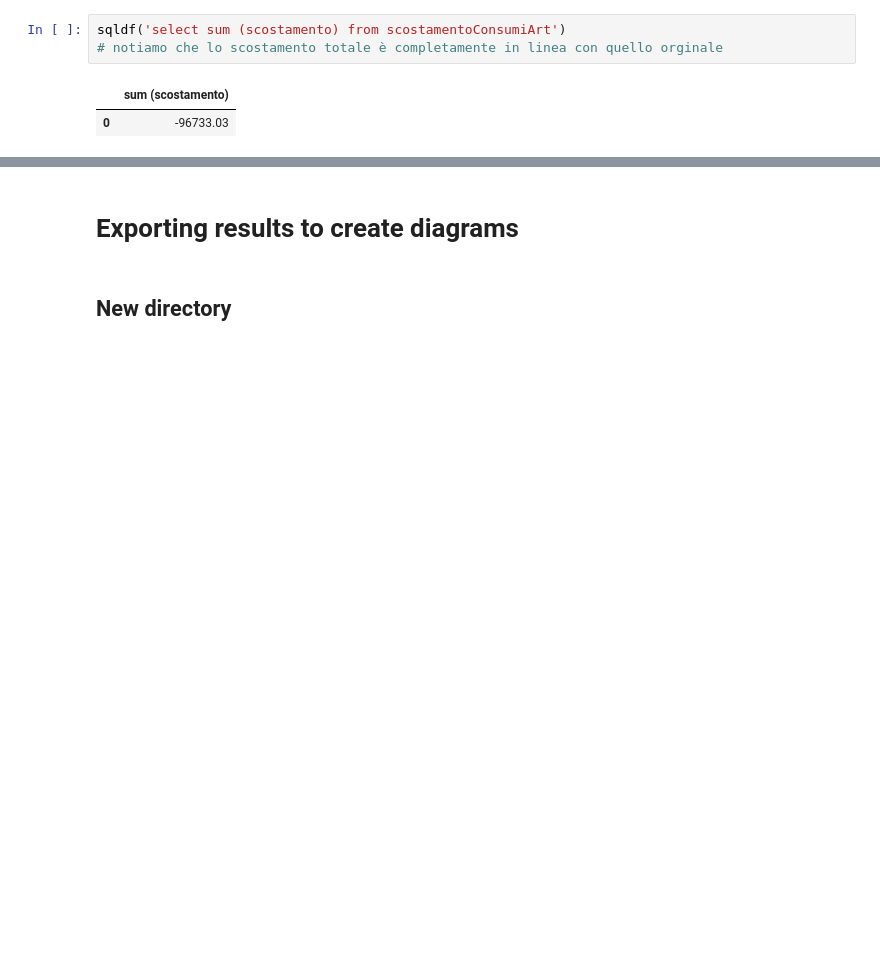
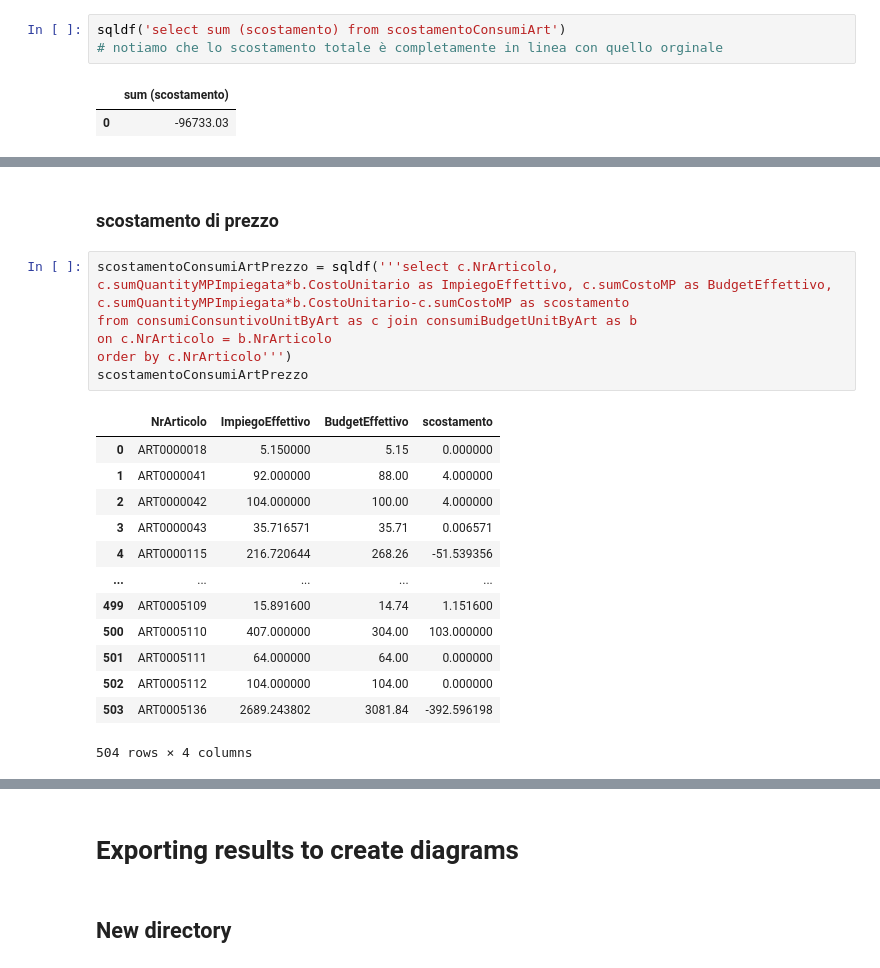
Before and after one commit to VinciGit00/SCGProject, a Jupyter notebook: Datasets/DataElaboration/Granularity.ipynb, the cells around one changed output, grey strips where cells are left out. Saved outputs shown, nothing was run; the diff lists cells and outputs as text; blank space fills up the shorter version.

```diff
--- a/Datasets/DataElaboration/Granularity.ipynb
+++ b/Datasets/DataElaboration/Granularity.ipynb
@@ -413,0 +461,22 @@ sqldf('select sum (scostamento) from scostamentoConsumiArt')
+# %% [markdown]
+### scostamento di prezzo
+# %%
+scostamentoConsumiArtPrezzo = sqldf('''select c.NrArticolo, c.sumQuantityMPImpiegata*b.CostoUnitario as ImpiegoEffettivo, c.sumCostoMP as BudgetEffettivo, c.sumQuantityMPImpiegata*b.CostoUnitario-c.sumCostoMP as scostamento
+from consumiConsuntivoUnitByArt as c join consumiBudgetUnitByArt as b
+on c.NrArticolo = b.NrArticolo
+order by c.NrArticolo''')
+scostamentoConsumiArtPrezzo
+# %% [output]
+|  | NrArticolo | ImpiegoEffettivo | BudgetEffettivo | scostamento |
+| 0 | ART0000018 | 5.150000 | 5.15 | 0.000000 |
+| 1 | ART0000041 | 92.000000 | 88.00 | 4.000000 |
+| 2 | ART0000042 | 104.000000 | 100.00 | 4.000000 |
+| 3 | ART0000043 | 35.716571 | 35.71 | 0.006571 |
+| 4 | ART0000115 | 216.720644 | 268.26 | -51.539356 |
+| ... | ... | ... | ... | ... |
+| 499 | ART0005109 | 15.891600 | 14.74 | 1.151600 |
+| 500 | ART0005110 | 407.000000 | 304.00 | 103.000000 |
+| 501 | ART0005111 | 64.000000 | 64.00 | 0.000000 |
+| 502 | ART0005112 | 104.000000 | 104.00 | 0.000000 |
+| 503 | ART0005136 | 2689.243802 | 3081.84 | -392.596198 |
+504 rows × 4 columns
```
Also changed, not shown: parts of 10 cells of this notebook.
